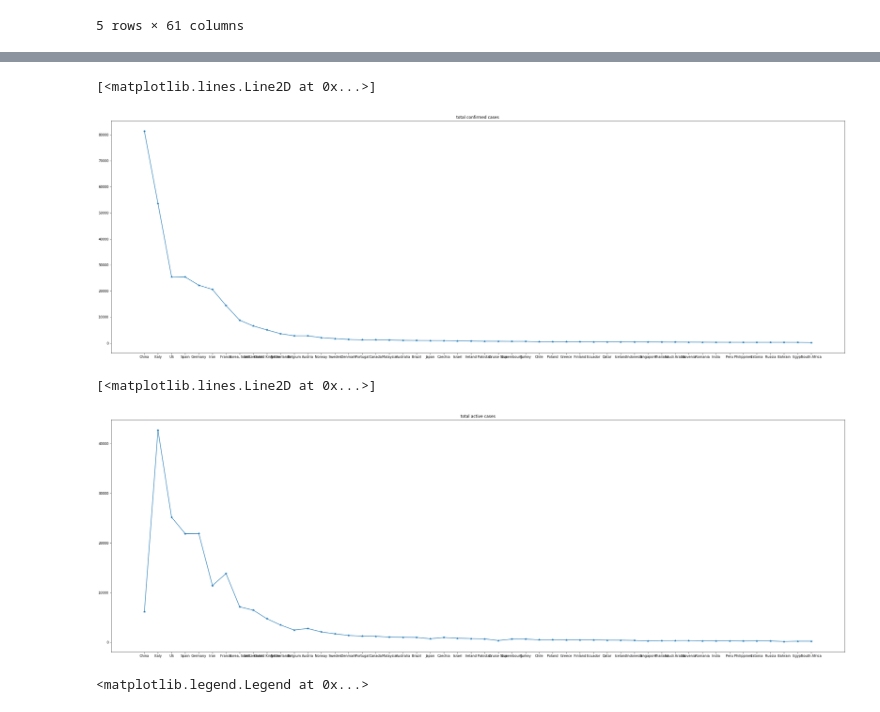
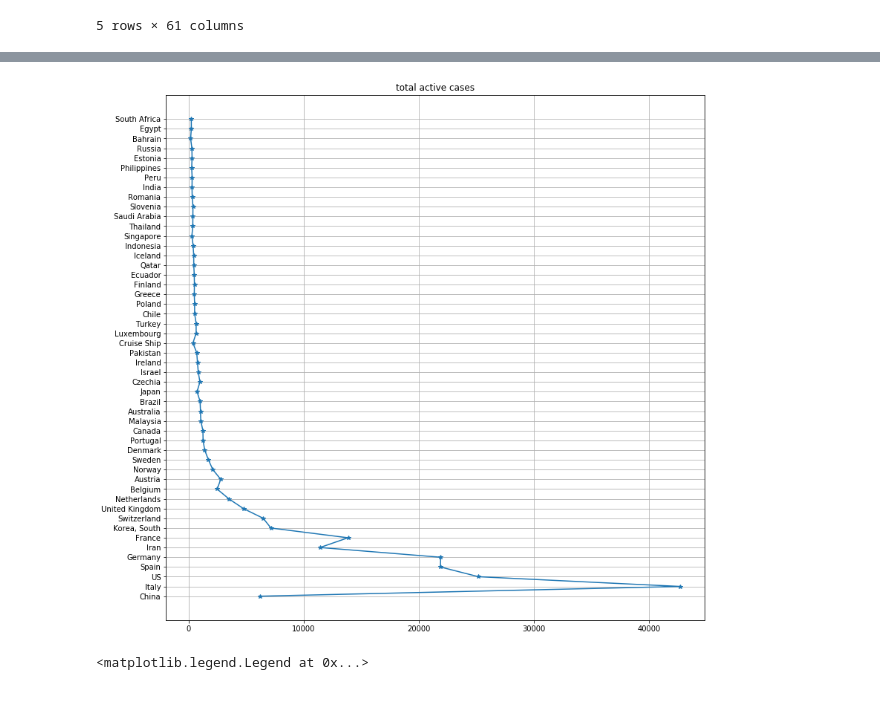
Before and after one commit to srashtig/covid-19-icts, a Jupyter notebook: analysis.ipynb, the cells around one changed output, grey strips where cells are left out. Drawn from its saved outputs; the diff is of its cells as text; code cells hidden in the pictures.

```diff
--- a/analysis.ipynb
+++ b/analysis.ipynb
@@ -91,17 +100,10 @@ df_active_top=df_confirmed_top-df_recovered_top - df_deaths_top
 # %%
-plt.figure(figsize=(40,13))
-plt.title('total confirmed cases')
-plt.plot(df_confirmed_top['3/21/20'],'*-')
+plt.figure(figsize=(13,13))
+plt.title('total active cases')
+plt.plot(df_active_top['3/21/20'].values,top_affected_countries,'*-')
+plt.grid()
 # %% [output]
-[<matplotlib.lines.Line2D at 0x...>]
-[figure, old version]
+[figure, new version]
-# %%
-plt.figure(figsize=(40,13))
-plt.title('total active cases')
-plt.plot(df_active_top['3/21/20'],'*-')
-# %% [output]
-[<matplotlib.lines.Line2D at 0x...>]
-[figure, removed]
 # %%
 confirmed_mat=df_confirmed_top.as_matrix()
 deaths_mat=df_deaths_top.as_matrix()
```
Also changed, not shown: parts of 4 cells of this notebook.
